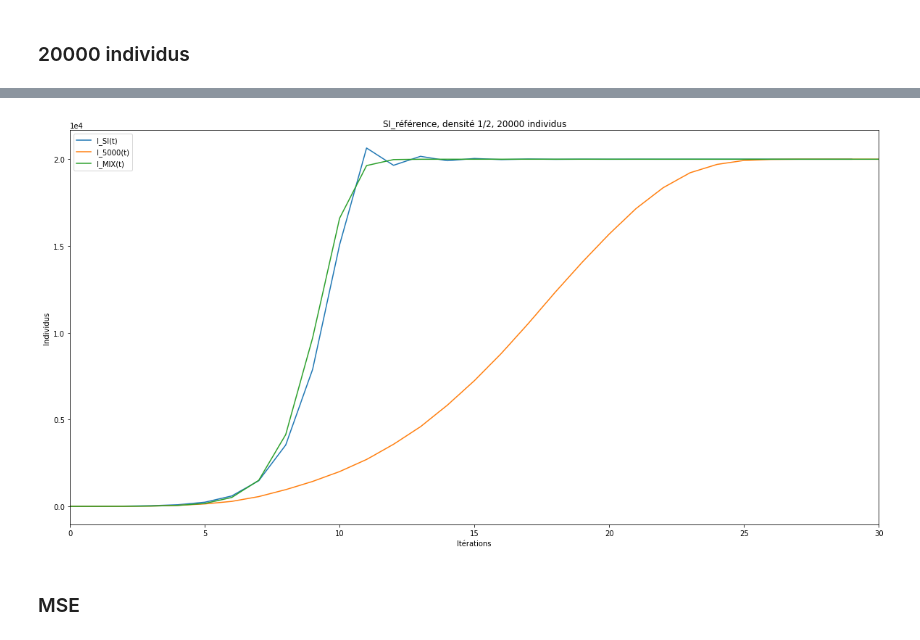
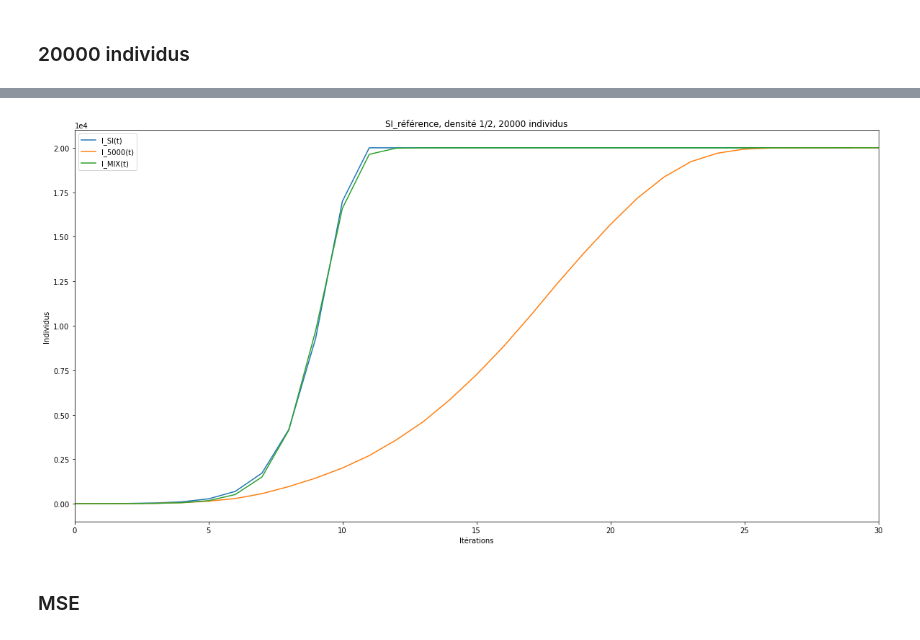
Before and after one commit to maximepasquier/Diversity, a Jupyter notebook: Python/SI_reference.ipynb, the cells around one changed output, grey strips where cells are left out. Drawn from its saved outputs; the diff is of its cells as text; code cells hidden in the pictures.

```diff
--- a/Python/SI_reference.ipynb
+++ b/Python/SI_reference.ipynb
@@ -8,6 +8,9 @@ from pathlib import Path
 def infection(S, I, N, iterations, I_comp, S_comp, beta):
     for i in range(iterations):
         S, I = S - beta * ((S * I) / N), I + beta * ((S * I) / N)
+        if(I >= N): # maximum atteint
+            I = N
+            S = 0
         S_comp.append(S)
         I_comp.append(I)
 # %%
@@ -117,35 +120,35 @@ print(temps_data)
 # %%
 contamine1 = pd.read_csv(path1 + "/data_csv/m_nombre_contamine.csv", dtype=int)
 contamine2 = pd.read_csv(path2 + "/data_csv/m_nombre_contamine.csv", dtype=int)
 
 N = 20000 # S + I = N
-beta = 1.5
+beta = 1.55
 iterations = 30
 
 S = N - 1
 I = 1
 
 S_comp = [] # infected compartment
 I_comp = [] # susceptible compartment
 
 infection(S, I, N, iterations, I_comp, S_comp, beta)
 figure = plt.figure(figsize=(20, 10))
 
 I_SI, = plt.plot(I_comp, label='I_SI(t)')
 I_5000, = plt.plot(contamine1, label='I_5000(t)')
 I_MIX, = plt.plot(contamine2, label='I_MIX(t)')
 
 plt.title("SI_référence, densité 1/2, 20000 individus")
 plt.xlabel("Itérations")
 plt.ylabel("Individus")
 plt.legend(handles=[I_SI, I_5000, I_MIX])
 
 plt.ticklabel_format(style='sci', axis='y', scilimits=(0,0)) # use scientific notation
 
 plt.xlim([0, iterations])
 plt.show()
 # %% [output]
-[figure, old version]
+[figure, new version]
 # %% [markdown]
 ### MSE
 # %%
```
Also changed, not shown: parts of 32 cells of this notebook, 1 other file.
